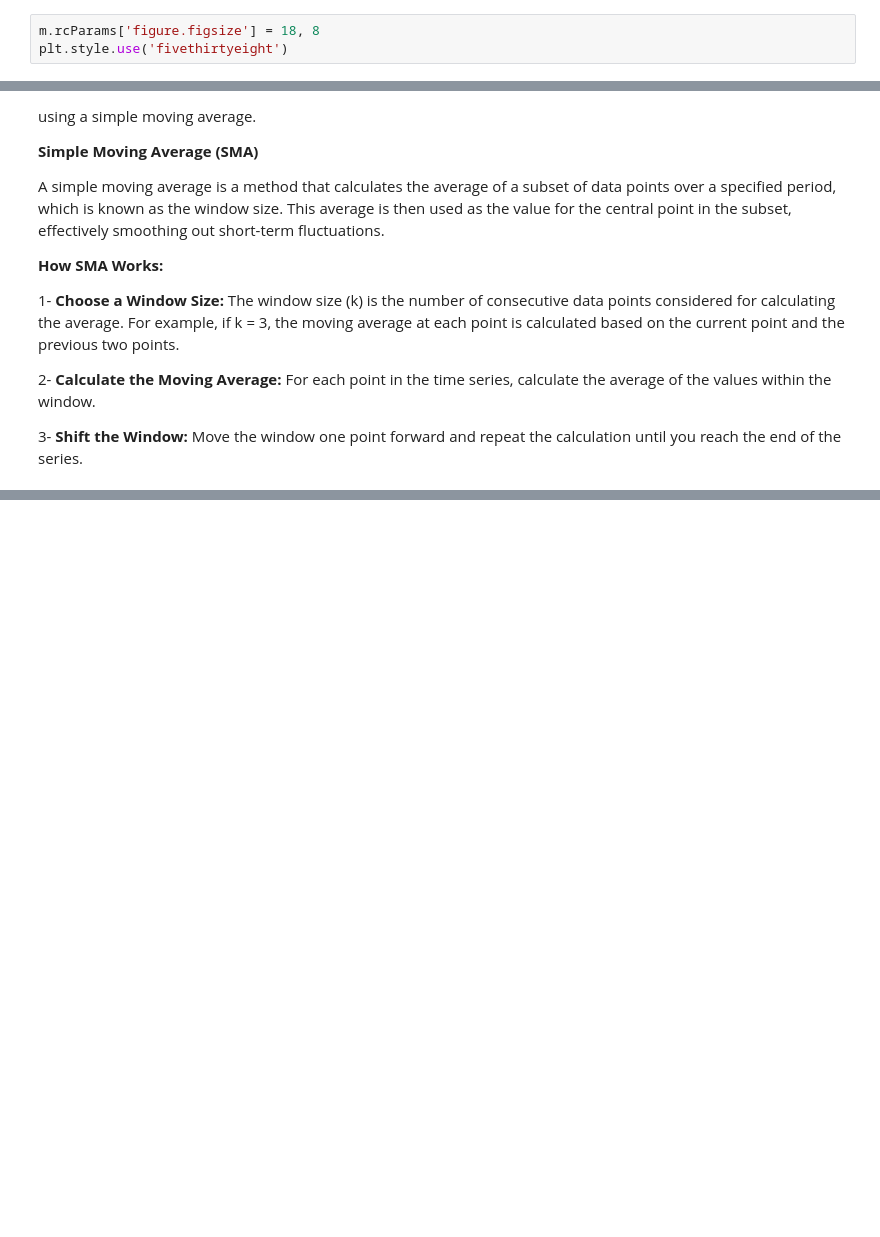
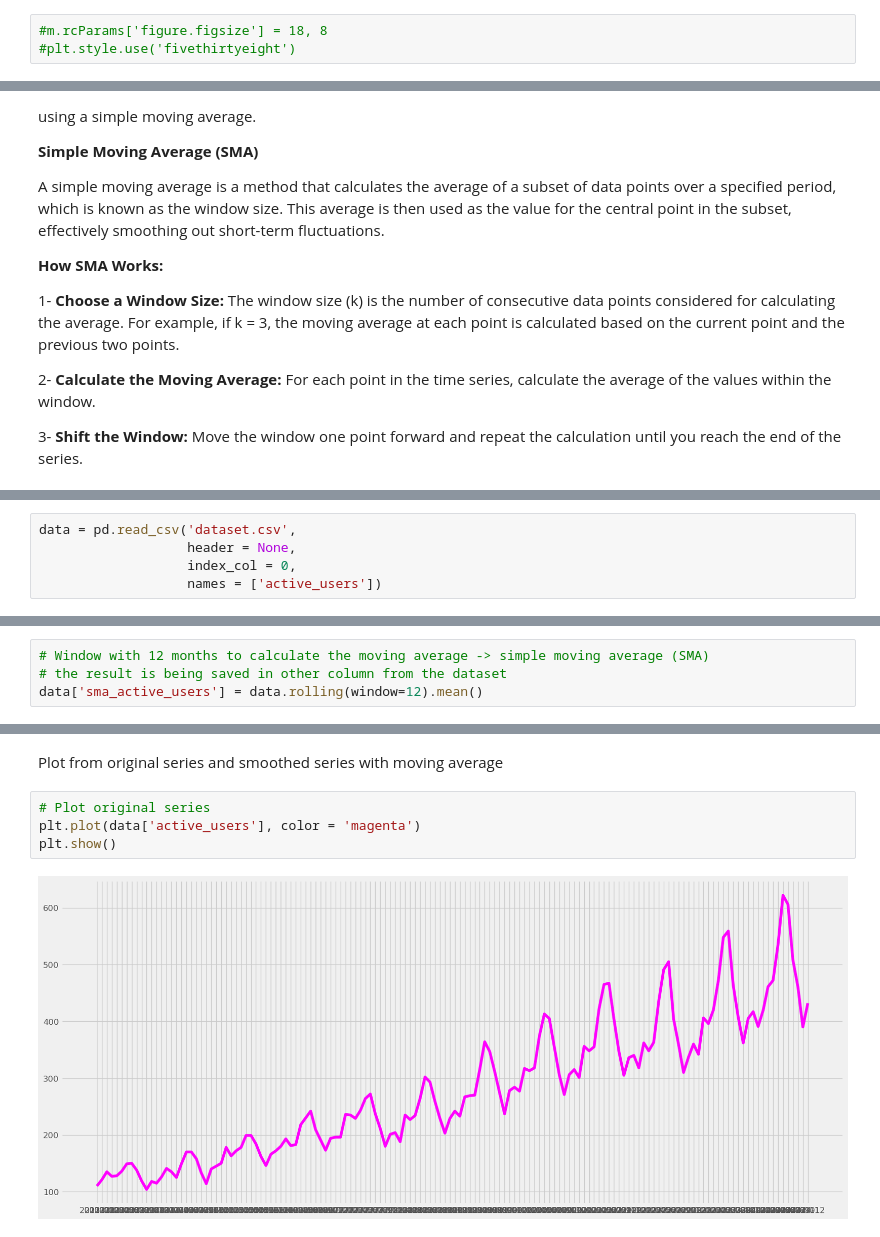
Before and after one commit to zellyirigon/time_series_modeling_project_1, a Jupyter notebook: third_part.ipynb, the cells around one changed output, grey strips where cells are left out. Saved outputs shown, nothing was run; the diff lists cells and outputs as text; blank space fills up the shorter version.

```diff
--- a/third_part.ipynb
+++ b/third_part.ipynb
@@ -328,8 +328,8 @@ Analysis:
 
 None of the previous techniques yielded results to make the series stationary. Therefore, more advanced techniques will need to be applied...
 # %%
-m.rcParams['figure.figsize'] = 18, 8
-plt.style.use('fivethirtyeight')
+#m.rcParams['figure.figsize'] = 18, 8
+#plt.style.use('fivethirtyeight')
 # %% [markdown]
 ## Smoothing Using Simple Moving Average (SMA) -
 **Purpose:**
@@ -354,0 +353,5 @@ Move the window one point forward and repeat the calculation until you reach the
+# %%
+data = pd.read_csv('dataset.csv',
+                   header = None,
+                   index_col = 0,
+                   names = ['active_users'])
@@ -354,0 +383,4 @@ Move the window one point forward and repeat the calculation until you reach the
+# %%
+# Window with 12 months to calculate the moving average -> simple moving average (SMA)
+# the result is being saved in other column from the dataset
+data['sma_active_users'] = data.rolling(window=12).mean()
@@ -354,0 +447,8 @@ Move the window one point forward and repeat the calculation until you reach the
+# %% [markdown]
+Plot from original series and smoothed series with moving average
+# %%
+# Plot original series
+plt.plot(data['active_users'], color = 'magenta')
+plt.show()
+# %% [output]
+[figure, added]
```
Also changed, not shown: parts of 42 cells of this notebook.
